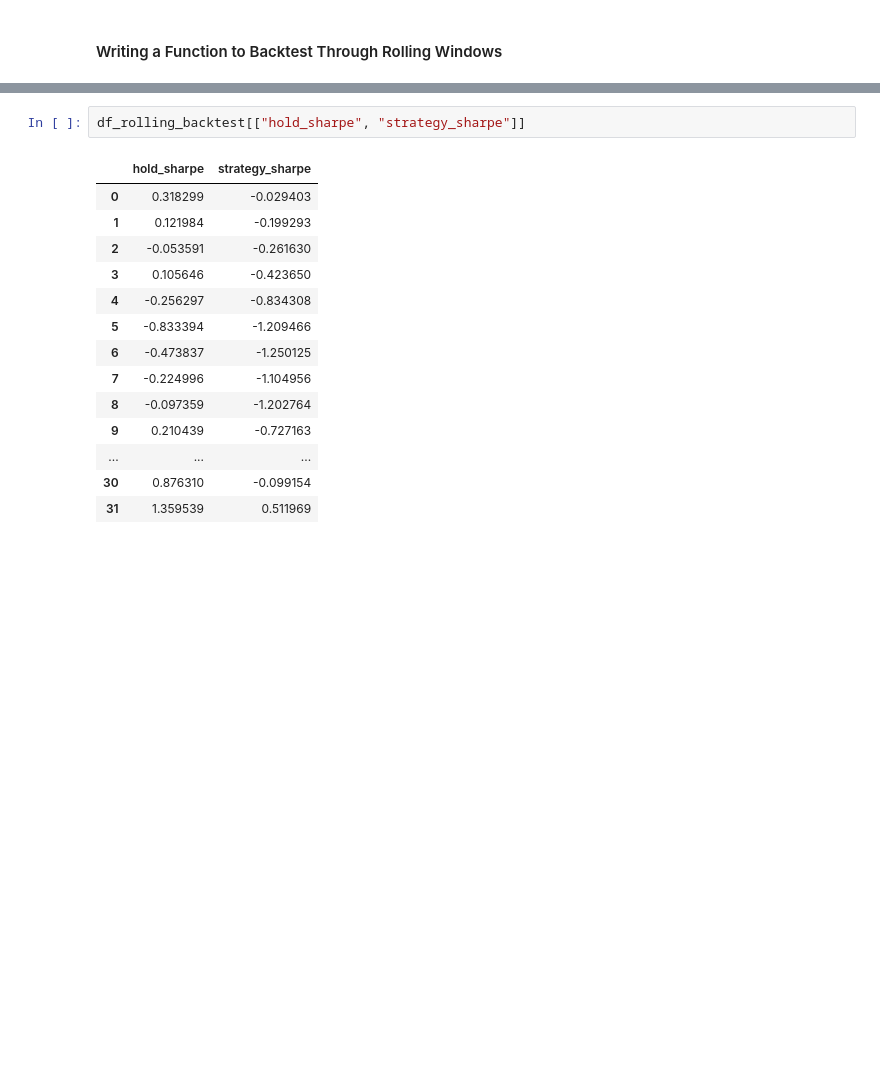
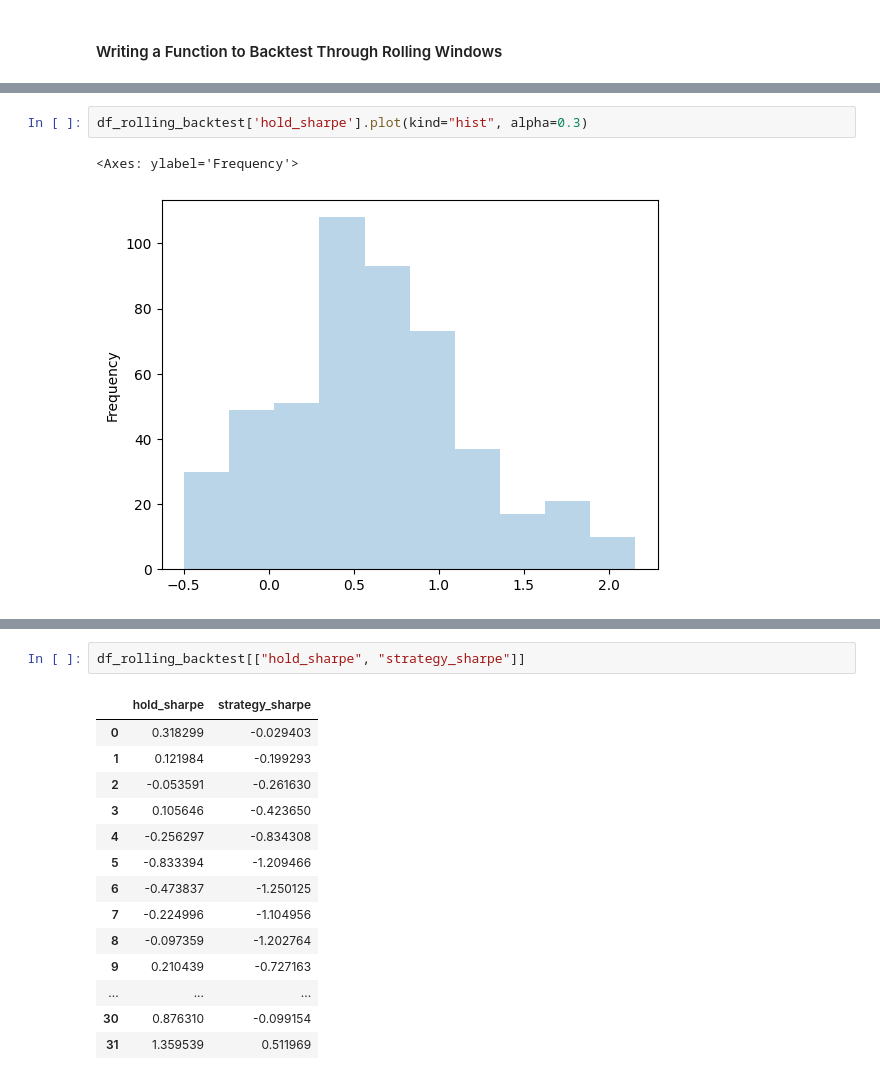
Before and after one commit to JamieW365/trading_algos, a Jupyter notebook: notebooks/moving_average_crossover.ipynb, the cells around one changed output, grey strips where cells are left out. Drawn from its saved outputs; the diff is of its cells as text; blank space fills up the shorter version.

```diff
--- a/notebooks/moving_average_crossover.ipynb
+++ b/notebooks/moving_average_crossover.ipynb
@@ -635,0 +661,5 @@ df_rolling_backtest
+# %%
+df_rolling_backtest['hold_sharpe'].plot(kind="hist", alpha=0.3)
+# %% [output]
+<Axes: ylabel='Frequency'>
+[figure, added]
```
Also changed, not shown: parts of 28 cells of this notebook.
